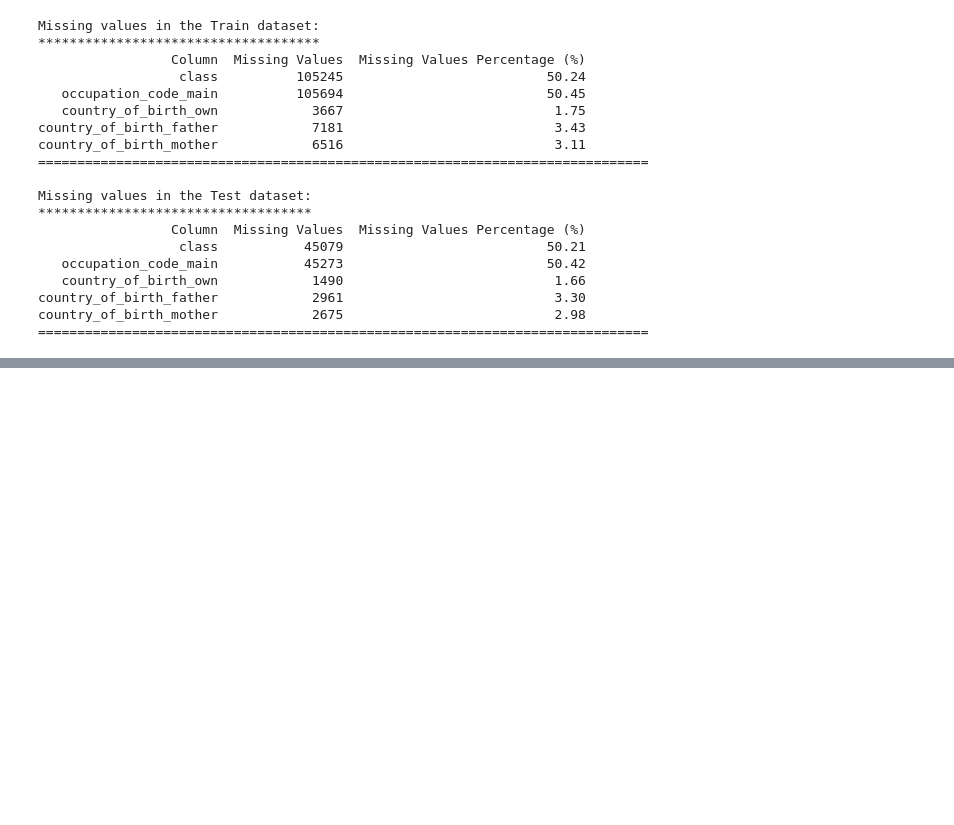
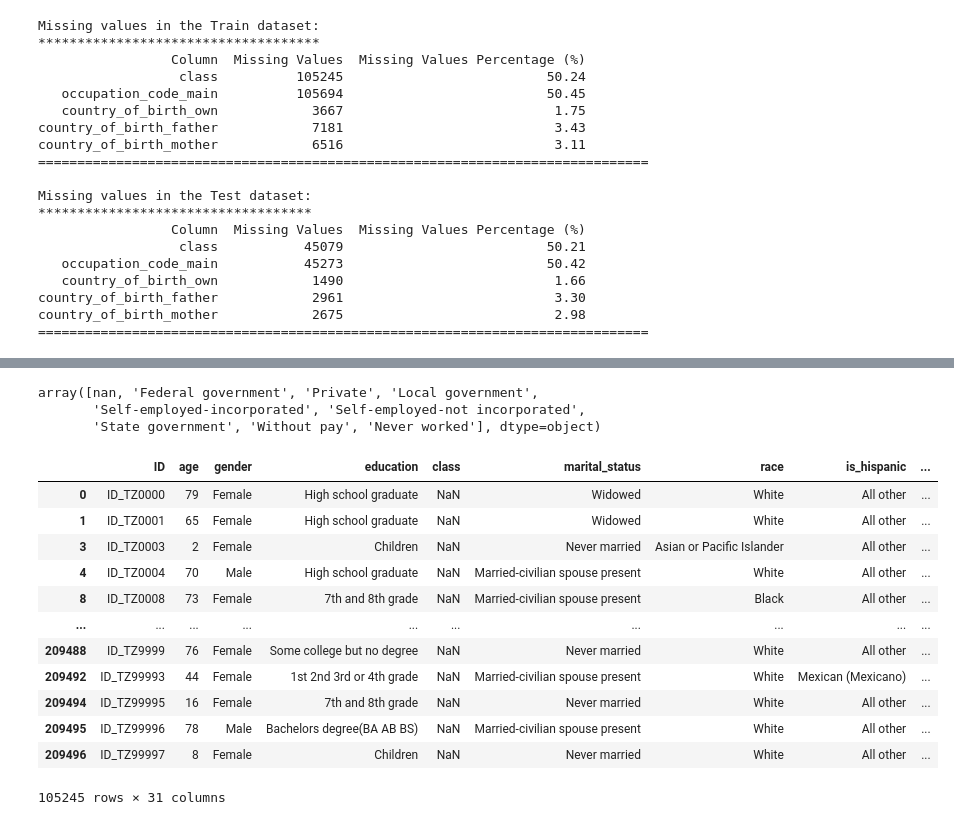
Before and after one commit to rasmodev/Income-Prediction-Challenge-For-Azubian, a Jupyter notebook: Income_Prediction.ipynb, the cells around one changed output, grey strips where cells are left out. Cells and saved outputs as stored; diff of their text form; code cells hidden in the pictures; blank space fills up the shorter version.

Commit message:
Missing Values Imputation

```diff
--- a/Income_Prediction.ipynb
+++ b/Income_Prediction.ipynb
@@ -423,44 +423,3 @@ def process_dataset(dataset):
     dataset = dataset.replace('?', np.nan)
 
     return dataset
-# %%
-# Define a function to process the dataset
-def process_dataset(dataset):
-    # Remove leading spaces from all columns in the dataset
-    dataset = dataset.apply(lambda x: x.str.strip() if x.dtype == "object" else x)
-
-    # Replace '?' with NaN for the entire DataFrame
-    dataset = dataset.replace('?', np.nan)
-
-    return dataset
-
-# Process the 'train' dataset
-train_df = process_dataset(train_df)
-
-# Process the 'test' dataset
-test_df = process_dataset(test_df)
-
-# Define a function to print unique values and missing value percentages for columns with missing values
-def print_missing_values(dataset):
-    for column in dataset.columns:
-        if dataset[column].isnull().any():
-            unique_values = dataset[column].unique()
-
-            # Calculate the missing values percentage
-            missing_percentage = (dataset[column].isnull().sum() / len(dataset)) * 100
-
-            # Create an underline of asterisks
-            underline = '*' * len(f"Column: {column}")
-            print(f"Column: {column}")
-            print(underline)
-
-            # Print the unique values
-            print(f"Unique Values: {unique_values}")
-
-            # Print the missing values percentage
-            print(f"Missing Values Percentage: {missing_percentage:.2f}%")
-            print('===' * 29)
-            print()
-
-# Print unique values and missing value percentages for columns with missing values in the 'train' dataset
-print_missing_values(train_df)
@@ -662,0 +614,24 @@ We observed that the 'class' and 'occupation_code_main' columns have leading bla
+# %%
+# Handling the missing values in the 'Class' Column by Dealing with null values for class column by obesrving neighbour columns
+train_df["class"].unique()
+# %% [output]
+array([nan, 'Federal government', 'Private', 'Local government',
+       'Self-employed-incorporated', 'Self-employed-not incorporated',
+       'State government', 'Without pay', 'Never worked'], dtype=object)
+# %%
+null_class = train_df[train_df["class"].isnull()]
+null_class
+# %% [output]
+|  | ID | age | gender | education | class | marital_status | race | is_hispanic | ... |
+| 0 | ID_TZ0000 | 79 | Female | High school graduate | NaN | Widowed | White | All other | ... |
+| 1 | ID_TZ0001 | 65 | Female | High school graduate | NaN | Widowed | White | All other | ... |
+| 3 | ID_TZ0003 | 2 | Female | Children | NaN | Never married | Asian or Pacific Islander | All other | ... |
+| 4 | ID_TZ0004 | 70 | Male | High school graduate | NaN | Married-civilian spouse present | White | All other | ... |
+| 8 | ID_TZ0008 | 73 | Female | 7th and 8th grade | NaN | Married-civilian spouse present | Black | All other | ... |
+| ... | ... | ... | ... | ... | ... | ... | ... | ... | ... |
+| 209488 | ID_TZ9999 | 76 | Female | Some college but no degree | NaN | Never married | White | All other | ... |
+| 209492 | ID_TZ99993 | 44 | Female | 1st 2nd 3rd or 4th grade | NaN | Married-civilian spouse present | White | Mexican (Mexicano) | ... |
+| 209494 | ID_TZ99995 | 16 | Female | 7th and 8th grade | NaN | Never married | White | All other | ... |
+| 209495 | ID_TZ99996 | 78 | Male | Bachelors degree(BA AB BS) | NaN | Married-civilian spouse present | White | All other | ... |
+| 209496 | ID_TZ99997 | 8 | Female | Children | NaN | Never married | White | All other | ... |
+105245 rows × 31 columns
```
Also changed, not shown: parts of 24 cells of this notebook.
